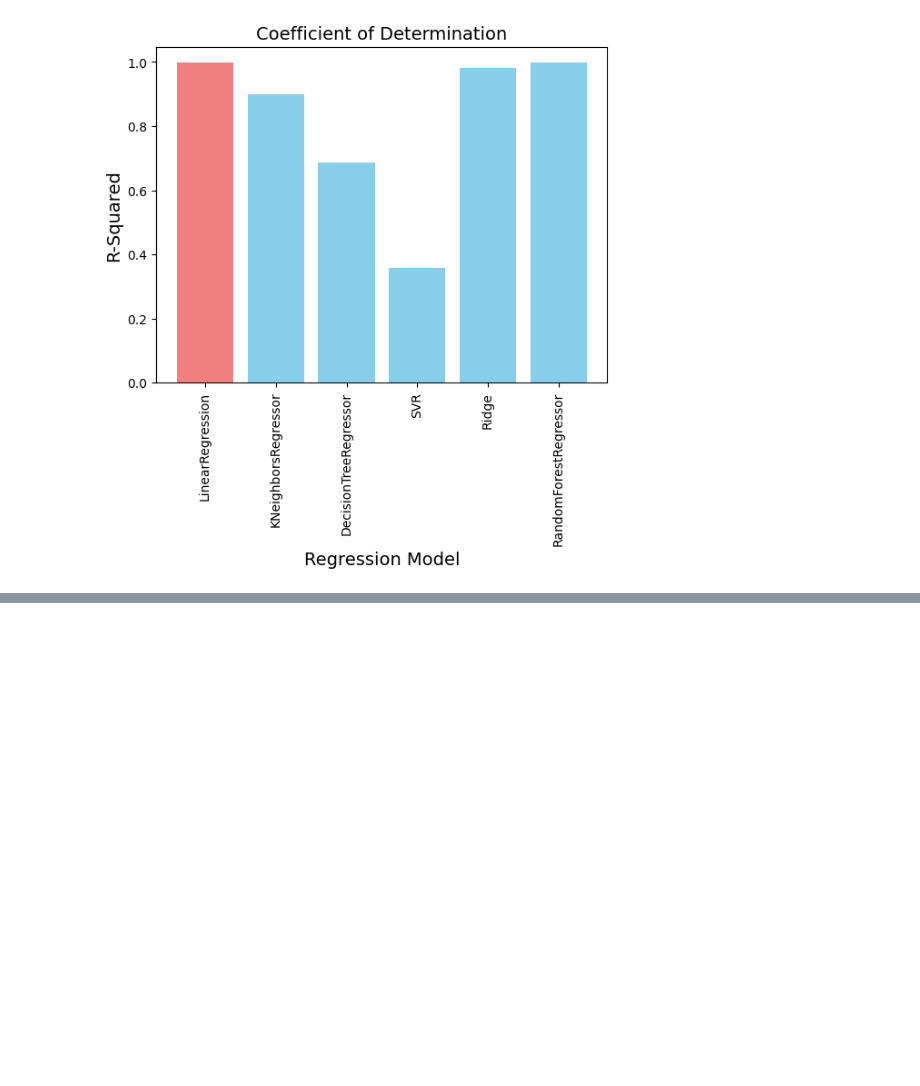
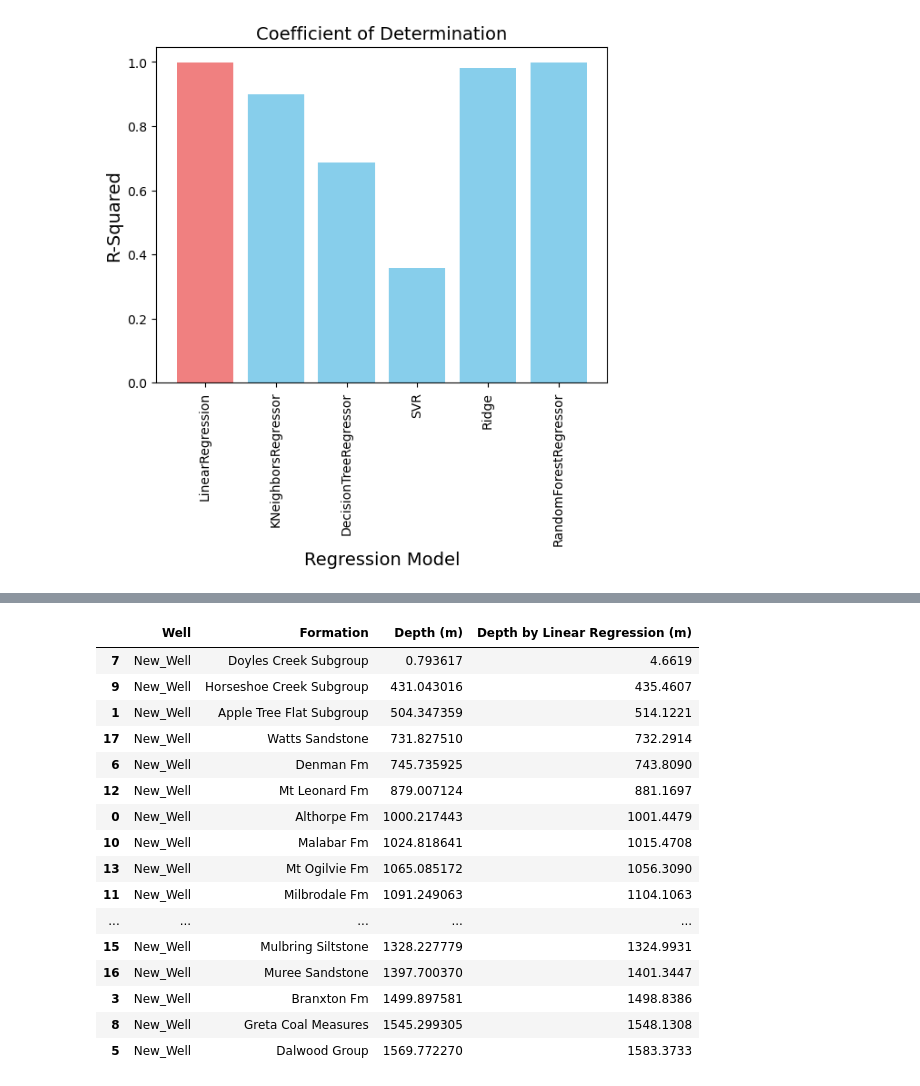
Before and after one commit to madarahr/petrophysics-project, a Jupyter notebook: formationDepth_prediction.ipynb, the cells around one changed output, grey strips where cells are left out. Drawn from its saved outputs; the diff is of its cells as text; code cells hidden in the pictures; blank space fills up the shorter version.

```diff
--- a/formationDepth_prediction.ipynb
+++ b/formationDepth_prediction.ipynb
@@ -249,3 +259,4 @@ def locationData(locations):
     return wellDistance
 # %%
-wellDistance
+# Calling the above funtion with locationDF
+wellDistance = locationData(locationDF)
@@ -537,3 +536,21 @@ predicted_values = model.predict(X_predict)
 newWellFormationTops.loc[newWellFormationTops['Depth'].isna(), 'Depth'] = predicted_values
 
 FormationPredictionDF = pd.concat([FormationPredictionDF, newWellFormationTops], ignore_index=True)
+
+# Filter the DataFrame to required rows and columns for New_Well
+predictedDF = FormationPredictionDF[FormationPredictionDF['Well'].isin(['New_Well'])]
+
+formationDepths = predictedDF[['Well', 'Formation', 'Depth']]
+
+atlas = formationDF[formationDF['Well'].isin(['atlas'])]
+comparison = atlas[['Depth', 'Formation']]
+
+finalPrediction_temp = pd.merge(formationDepths, comparison, on='Formation', how='outer')
+
+finalPrediction_temp.rename({'Depth_x': 'Depth (m)', 'Depth_y': 'Depth by Linear Regression (m)'}, axis=1, inplace=True)
+
+# Sort the DataFrame by the 'Depth' column in ascending order
+finalPrediction = finalPrediction_temp.sort_values(by='Depth (m)', ascending=True)
+
+# Save the DataFrame to a CSV file without the index
+finalPrediction.to_csv('output/finalPredictionLinearRegression.csv', index=False)
@@ -555,0 +557,20 @@ FormationPredictionDF
+# %%
+finalPrediction
+# %% [output]
+|  | Well | Formation | Depth (m) | Depth by Linear Regression (m) |
+| 7 | New_Well | Doyles Creek Subgroup | 0.793617 | 4.6619 |
+| 9 | New_Well | Horseshoe Creek Subgroup | 431.043016 | 435.4607 |
+| 1 | New_Well | Apple Tree Flat Subgroup | 504.347359 | 514.1221 |
+| 17 | New_Well | Watts Sandstone | 731.827510 | 732.2914 |
+| 6 | New_Well | Denman Fm | 745.735925 | 743.8090 |
+| 12 | New_Well | Mt Leonard Fm | 879.007124 | 881.1697 |
+| 0 | New_Well | Althorpe Fm | 1000.217443 | 1001.4479 |
+| 10 | New_Well | Malabar Fm | 1024.818641 | 1015.4708 |
+| 13 | New_Well | Mt Ogilvie Fm | 1065.085172 | 1056.3090 |
+| 11 | New_Well | Milbrodale Fm | 1091.249063 | 1104.1063 |
+| ... | ... | ... | ... | ... |
+| 15 | New_Well | Mulbring Siltstone | 1328.227779 | 1324.9931 |
+| 16 | New_Well | Muree Sandstone | 1397.700370 | 1401.3447 |
+| 3 | New_Well | Branxton Fm | 1499.897581 | 1498.8386 |
+| 8 | New_Well | Greta Coal Measures | 1545.299305 | 1548.1308 |
+| 5 | New_Well | Dalwood Group | 1569.772270 | 1583.3733 |
```
Also changed, not shown: parts of 15 cells of this notebook.
